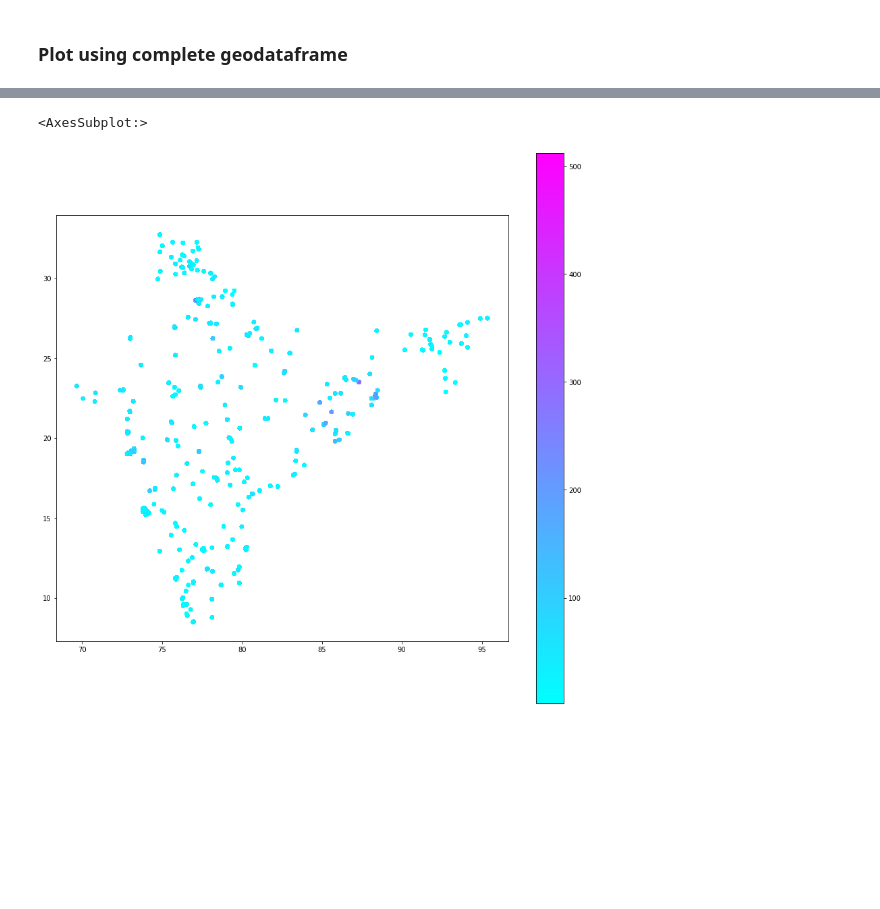
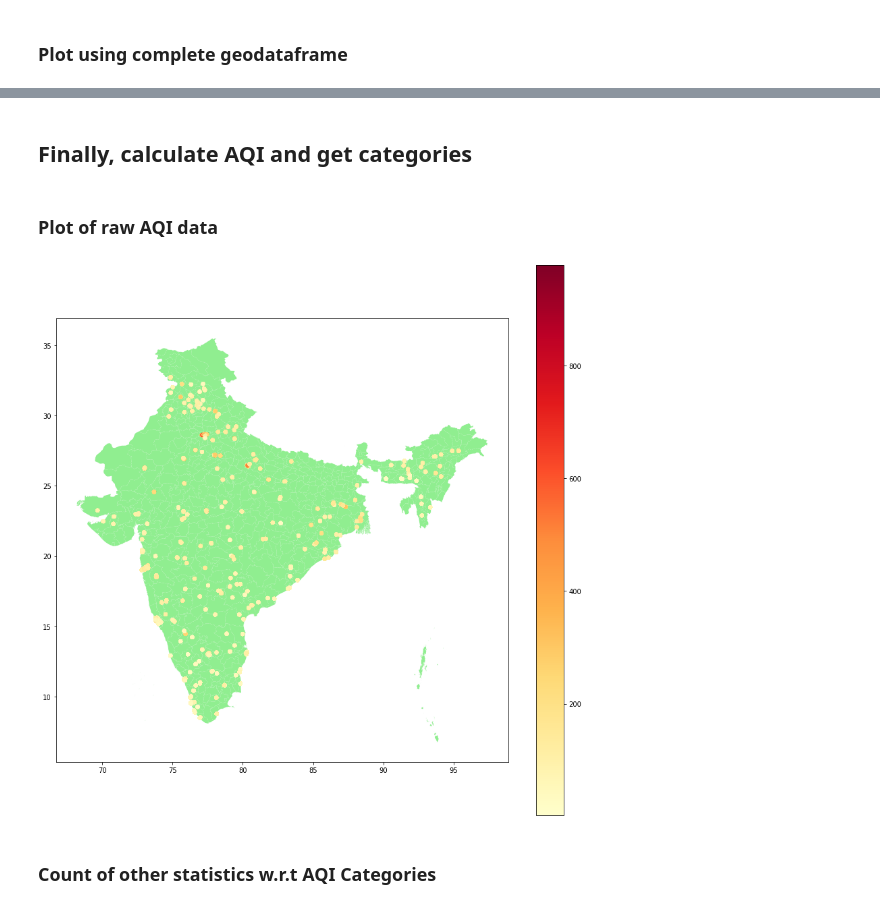
Before and after one commit to adarshm-26/Predicting-Anaemia-Occurrence, a Jupyter notebook: DWDM_Air_Quality_Index.ipynb, the cells around one changed output, grey strips where cells are left out. Cells and saved outputs as stored; diff of their text form; code cells hidden in the pictures; blank space fills up the shorter version.

```diff
--- a/DWDM_Air_Quality_Index.ipynb
+++ b/DWDM_Air_Quality_Index.ipynb
@@ -265,13 +275,13 @@ aqi_data['pmi2_5']=aqi_data['PM 2.5'].apply(calculate_PM2_5_aqi_range)
 def calculate_PM10_aqi_range(pm10):
     if pd.isna(pm10):
         return float("nan")
-    pm=10
+    pm=pm10
     if pm<=50:
      pmi= pm
     elif 50<pm<=100:
      pmi= pm
     elif 100<pm<=250:
-     pmi= 100+(no2-100)*(2/5)
+     pmi= 100+(pm-100)*(2/5)
     elif 250<pm<=350:
      pmi= 200+(pm-250)
     elif 350<pm<=430:
@@ -280,6 +290,8 @@ def calculate_PM10_aqi_range(pm10):
      pmi= 400+(pm-430)*(5/4)
     return pmi
 aqi_data['pmi10']=aqi_data['RSPM/PM10'].apply(calculate_PM10_aqi_range)
+# %% [markdown]
+## Finally, calculate AQI and get categories
 # %%
 def calculate_AQI(si,ni,pmi2_5,pmi10):
     t=[]
@@ -311,18 +323,13 @@ def get_aqi_category(aqi):
         aqi_category="Extremely Severe"
     return aqi_category
 aqi_data["AQI_category"]=aqi_data["AQI"].apply(get_aqi_category)
-# %%
-# heatmap_palette = {
-#     'Unknown': 'grey',
-#     'Good': '#FBCEB1',
-#     'Satisfactory': '#F08080',
-#     'Moderately polluted': '#E52B50',
-#     'Poor': '#DA291C',
-#     'Very poor': '#C04000',
-#     'Severe': '#A50021',
-#     'Extremely Severe': '#800000'
-# }
-aqi_data.plot(column='AQI', cmap='cool', markersize=25, figsize=(15,15), legend=True)
-# %% [output]
-<AxesSubplot:>
-[figure, removed]
+# %% [markdown]
+### Plot of raw AQI data
+# %%
+ig, ax = plt.subplots(1, figsize=(15,15))
+base = india_districts.plot(ax=ax, color='lightgreen')
+axx = aqi_data.plot(ax=base, column='AQI', cmap='YlOrRd', markersize=25, figsize=(15,15), legend=True)
+# %% [output]
+[figure, added]
+# %% [markdown]
+### Count of other statistics w.r.t AQI Categories
```
Also changed, not shown: parts of 64 cells of this notebook.
